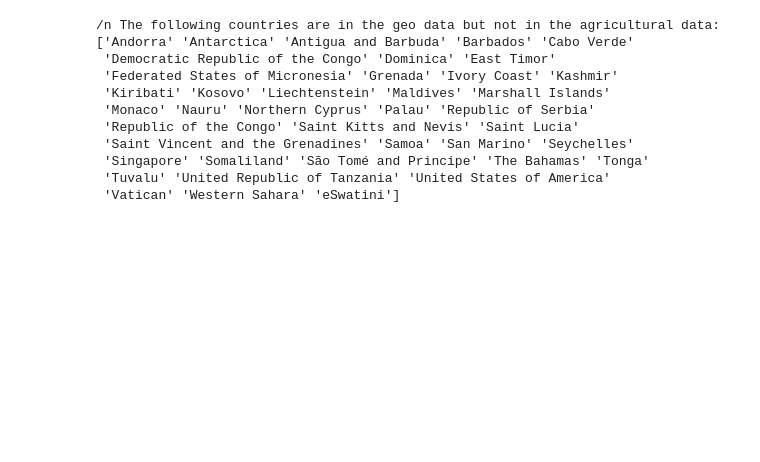
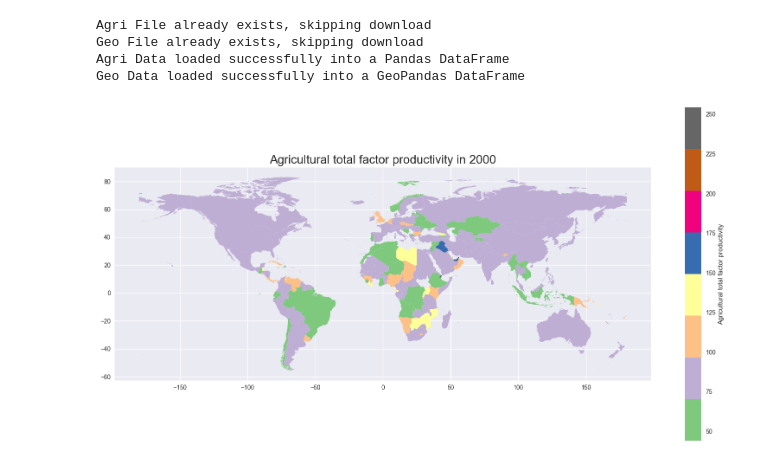
Before and after one commit to mfish00/Advanced-Programming-for-Data-Science-Project, a Jupyter notebook: Project2.ipynb, the cells around one changed output. Drawn from its saved outputs; the diff is of its cells as text; code cells hidden in the pictures; blank space fills up the shorter version.

Commit message:
Complete choropleth method fully & Adjust download & read method to work with geo data successfully & Delete extra py & ipynb files & Use Project2.ipynb to run the code

```diff
--- a/Project2.ipynb
+++ b/Project2.ipynb
@@ -50,18 +19,11 @@ Data loaded successfully into a Pandas DataFrame
-# %%
-# Could be Ignored (to list the unmatched countries)
-geo = geodata["SOVEREIGNT"].unique()
-agri = agri_df.data["Entity"].unique()
-set_diff = np.setdiff1d(geo, agri)
-print("/n The following countries are in the geo data but not in the agricultural data:", set_diff)
-#also could be deleted after you guys understand the code :)
-# %% [output]
-/n The following countries are in the geo data but not in the agricultural data: ['Andorra' 'Antarctica' 'Antigua and Barbuda' 'Barbados' 'Cabo Verde'
- 'Democratic Republic of the Congo' 'Dominica' 'East Timor'
- 'Federated States of Micronesia' 'Grenada' 'Ivory Coast' 'Kashmir'
- 'Kiribati' 'Kosovo' 'Liechtenstein' 'Maldives' 'Marshall Islands'
- 'Monaco' 'Nauru' 'Northern Cyprus' 'Palau' 'Republic of Serbia'
- 'Republic of the Congo' 'Saint Kitts and Nevis' 'Saint Lucia'
- 'Saint Vincent and the Grenadines' 'Samoa' 'San Marino' 'Seychelles'
- 'Singapore' 'Somaliland' 'São Tomé and Principe' 'The Bahamas' 'Tonga'
- 'Tuvalu' 'United Republic of Tanzania' 'United States of America'
- 'Vatican' 'Western Sahara' 'eSwatini']
+# %%
+y = Agros_class()
+# %% [output]
+Agri File already exists, skipping download
+Geo File already exists, skipping download
+Agri Data loaded successfully into a Pandas DataFrame
+Geo Data loaded successfully into a GeoPandas DataFrame
+# %%
+y.choropleth(2000)
+# %% [output]
+[figure, added]
```
Also changed, not shown: parts of 4 cells of this notebook, 5 other files.
